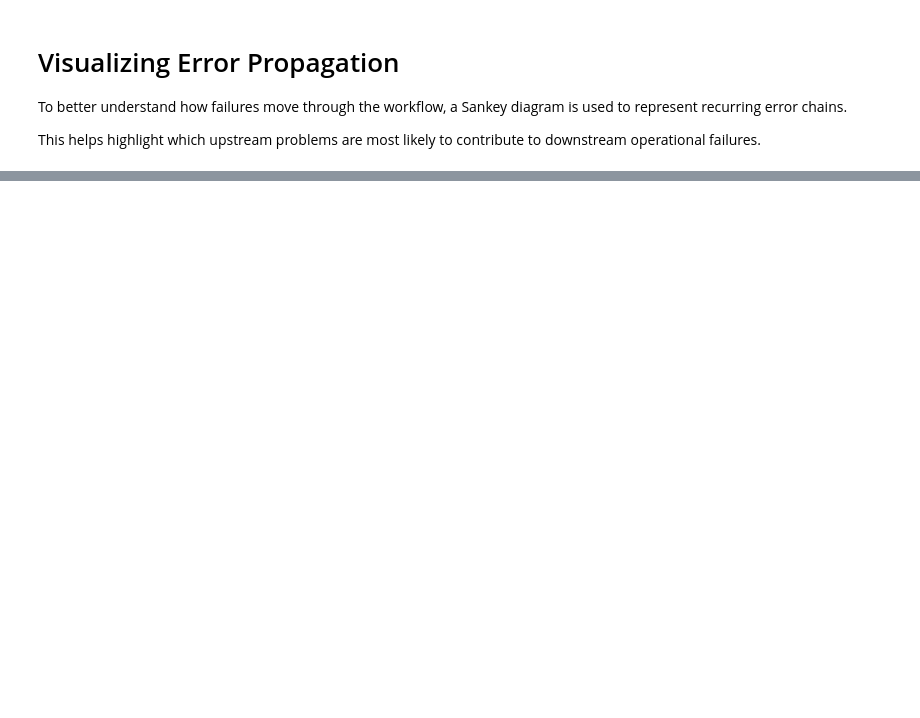
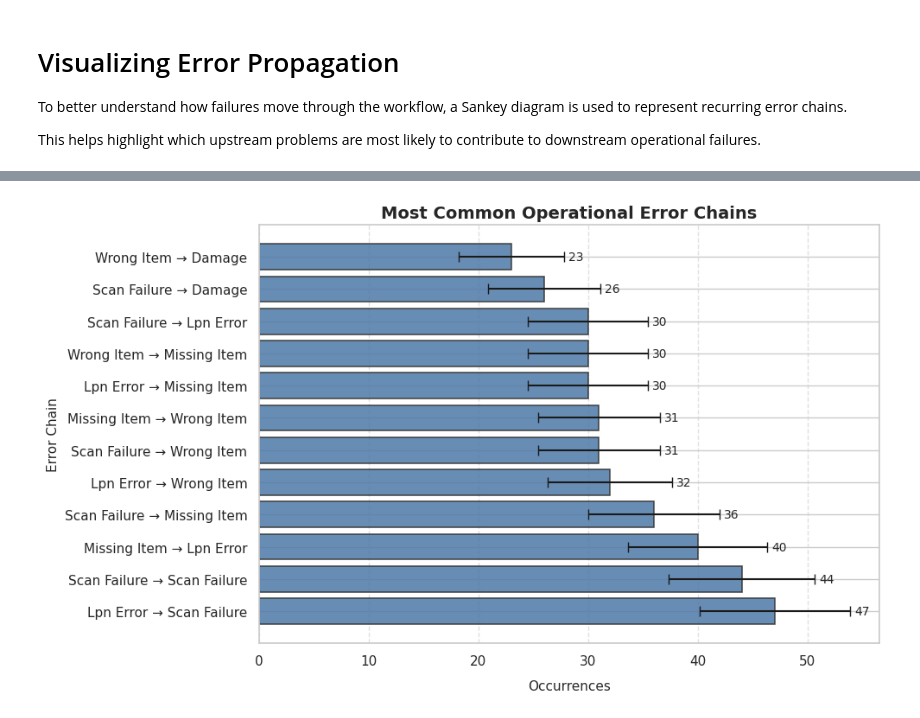
Before and after one commit to aesquivel94/operational-error-analyzer, a Jupyter notebook: warehouse_operational_error_analysis.ipynb, the cells around one changed output, grey strips where cells are left out. Cells and saved outputs as stored; diff of their text form; code cells hidden in the pictures; blank space fills up the shorter version.

```diff
--- a/warehouse_operational_error_analysis.ipynb
+++ b/warehouse_operational_error_analysis.ipynb
@@ -494,19 +539,19 @@ This helps highlight which upstream problems are most likely to contribute to do
 # This chart ranks the most common error-to-error sequences.
 
 # Format chain labels for readability
-top_chains["chain"] = (
-    top_chains["previous_error"].str.replace("_", " ").str.title()
+sankey_data["chain"] = (
+    sankey_data["previous_error"].str.replace("_", " ").str.title()
     + " → " +
-    top_chains["error_type"].str.replace("_", " ").str.title()
+    sankey_data["error_type"].str.replace("_", " ").str.title()
 )
 
-values = top_chains["count"].values
+values = sankey_data["count"].values
 error = np.sqrt(values)  # simple count-based approximation for intervals
 
 plt.figure(figsize=(10, 6))
 
 plt.barh(
-    top_chains["chain"],
+    sankey_data["chain"],
     values,
     xerr=error,
     capsize=4,
@@ -538,3 +582,4 @@ plt.show()
+[figure, added]
 # %% [markdown]
 ## Key Insight
 
```
Also changed, not shown: parts of 8 cells of this notebook.
